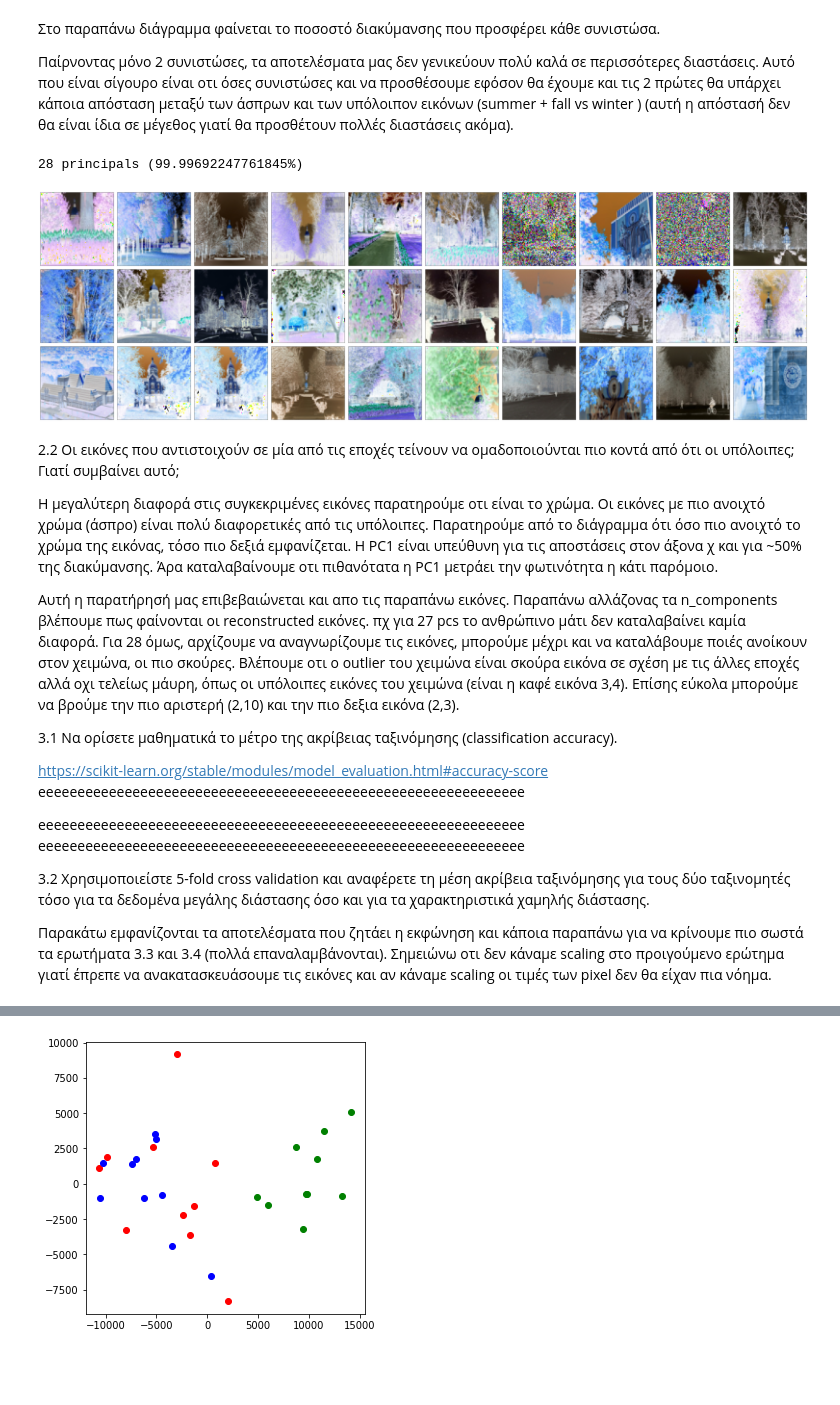
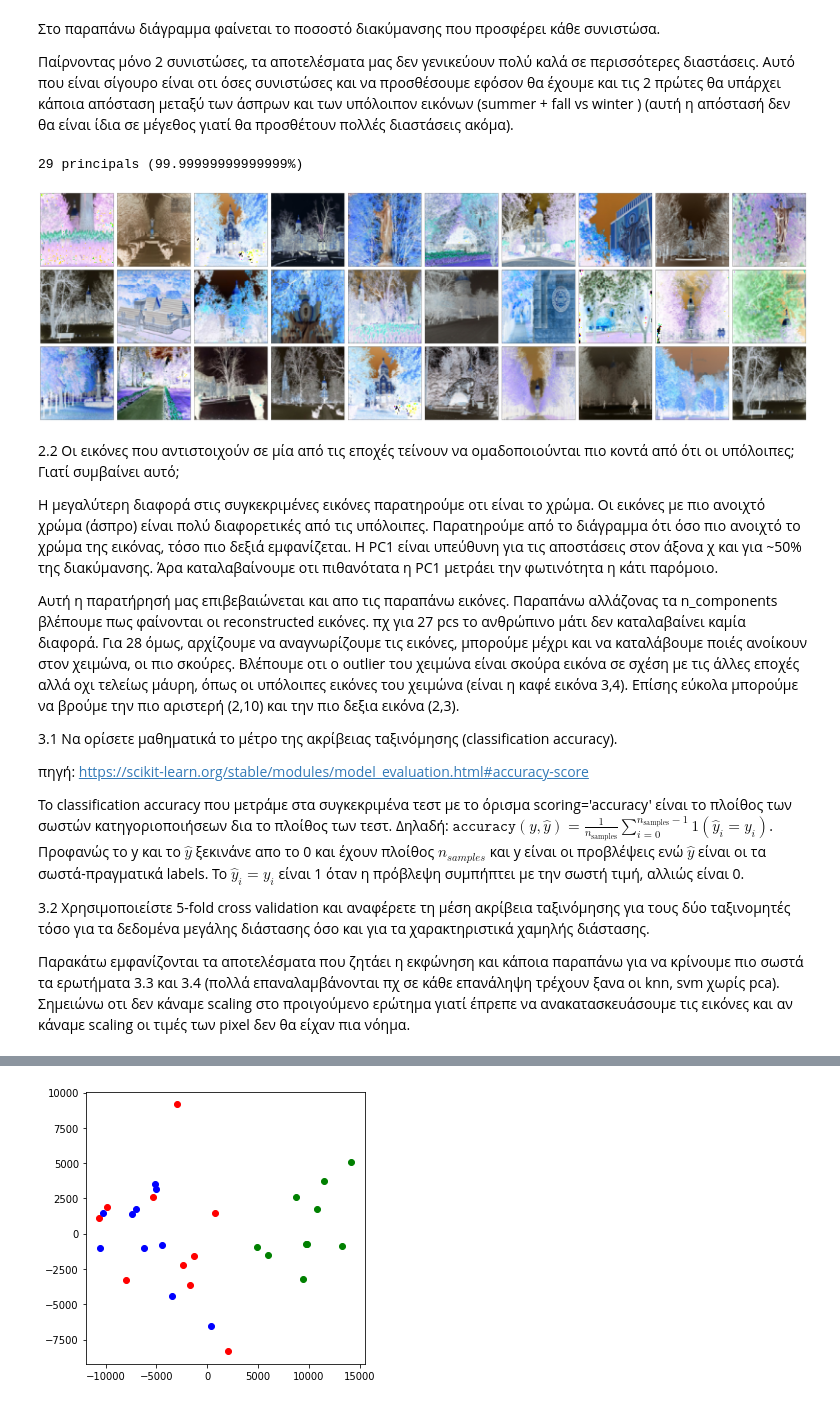
Before and after one commit to stratos1st/machine_learning_2020, a Jupyter notebook: Untitled.ipynb, the cells around one changed output, grey strips where cells are left out. Drawn from its saved outputs; the diff is of its cells as text; code cells hidden in the pictures; blank space fills up the shorter version.

```diff
--- a/Untitled.ipynb
+++ b/Untitled.ipynb
@@ -112,23 +113,23 @@ plt.show()
 Παίρνοντας μόνο 2 συνιστώσες, τα αποτελέσματα μας δεν γενικεύουν πολύ καλά σε περισσότερες διαστάσεις. Αυτό που είναι σίγουρο είναι οτι όσες συνιστώσες και να προσθέσουμε εφόσον θα έχουμε και τις 2 πρώτες θα υπάρχει κάποια απόσταση μεταξύ των άσπρων και των υπόλοιπον εικόνων (summer + fall vs winter ) (αυτή η απόστασή δεν θα είναι ίδια σε μέγεθος γιατί θα προσθέτουν πολλές διαστάσεις ακόμα).
 # %%
 # pca
-pca = PCA(n_components=28)
+pca = PCA(n_components=29)
 principalComponents = pca.fit_transform(data)
 
 print(str(len(pca.explained_variance_ratio_))+" principals ("+str(pca.explained_variance_ratio_.cumsum()[-1]*100)+"%)")
 
 # reconstruct images
 reconstructed_images = pca.inverse_transform(principalComponents)
 
 fig = plt.figure(figsize=(50,50))
 fig.subplots_adjust(left=0, right=1, bottom=0, top=1, hspace=0.05, wspace=0.05)
 # plot the faces, each image is 64 by 64 pixels
 for i in range(30):
     ax = fig.add_subplot(10, 10, i+1, xticks=[], yticks=[])
     ax.imshow(np.reshape(reconstructed_images[i]*255, (100,100,3)).astype(np.uint8), cmap=plt.cm.bone, interpolation='nearest')
 # %% [output]
-28 principals (99.99692247761845%)
+29 principals (99.99999999999999%)
-[figure, old version]
+[figure, new version]
 # %% [markdown]
 2.2 Οι εικόνες που αντιστοιχούν σε μία από τις εποχές τείνουν να ομαδοποιούνται πιο κοντά
 από ότι οι υπόλοιπες; Γιατί συμβαίνει αυτό;
@@ -139,15 +140,13 @@ for i in range(30):
 
 3.1 Να ορίσετε μαθηματικά το μέτρο της ακρίβειας ταξινόμησης (classification accuracy).
 
-https://scikit-learn.org/stable/modules/model_evaluation.html#accuracy-score
-eeeeeeeeeeeeeeeeeeeeeeeeeeeeeeeeeeeeeeeeeeeeeeeeeeeeeeeeeeeeee
+πηγή: https://scikit-learn.org/stable/modules/model_evaluation.html#accuracy-score
 
-eeeeeeeeeeeeeeeeeeeeeeeeeeeeeeeeeeeeeeeeeeeeeeeeeeeeeeeeeeeeee
-eeeeeeeeeeeeeeeeeeeeeeeeeeeeeeeeeeeeeeeeeeeeeeeeeeeeeeeeeeeeee
+Το classification accuracy που μετράμε στα συγκεκριμένα τεστ με το όρισμα scoring='accuracy' είναι το πλοίθος των σωστών κατηγοριοποιήσεων δια το πλοίθος των τεστ. Δηλαδή: $\texttt{accuracy}(y, \hat{y}) = \frac{1}{n_\text{samples}} \sum_{i=0}^{n_\text{samples}-1} 1(\hat{y}_i = y_i)$. Προφανώς το y και το $\hat{y}$ ξεκινάνε απο το 0 και έχουν πλοίθος $n_{samples}$ και y είναι οι προβλέψεις ενώ $\hat{y}$ είναι οι τα σωστά-πραγματικά labels. Το $\hat{y}_i = y_i$ είναι 1 όταν η πρόβλεψη συμπήπτει με την σωστή τιμή, αλλιώς είναι 0.
 
 3.2 Χρησιμοποιείστε 5-fold cross validation και αναφέρετε τη μέση ακρίβεια ταξινόμησης
 για τους δύο ταξινομητές τόσο για τα δεδομένα μεγάλης διάστασης όσο και για τα
 χαρακτηριστικά χαμηλής διάστασης.
 
-Παρακάτω εμφανίζονται τα αποτελέσματα που ζητάει η εκφώνηση και κάποια παραπάνω για να κρίνουμε πιο σωστά τα ερωτήματα 3.3 και 3.4 (πολλά επαναλαμβάνονται). Σημειώνω οτι δεν κάναμε scaling στο προιγούμενο ερώτημα γιατί έπρεπε να ανακατασκευάσουμε τις εικόνες και αν κάναμε scaling οι τιμές των pixel δεν θα είχαν πια νόημα.
+Παρακάτω εμφανίζονται τα αποτελέσματα που ζητάει η εκφώνηση και κάποια παραπάνω για να κρίνουμε πιο σωστά τα ερωτήματα 3.3 και 3.4 (πολλά επαναλαμβάνονται πχ σε κάθε επανάληψη τρέχουν ξανα οι knn, svm χωρίς pca). Σημειώνω οτι δεν κάναμε scaling στο προιγούμενο ερώτημα γιατί έπρεπε να ανακατασκευάσουμε τις εικόνες και αν κάναμε scaling οι τιμές των pixel δεν θα είχαν πια νόημα.
 # %%
```
Also changed, not shown: parts of 20 cells of this notebook.
